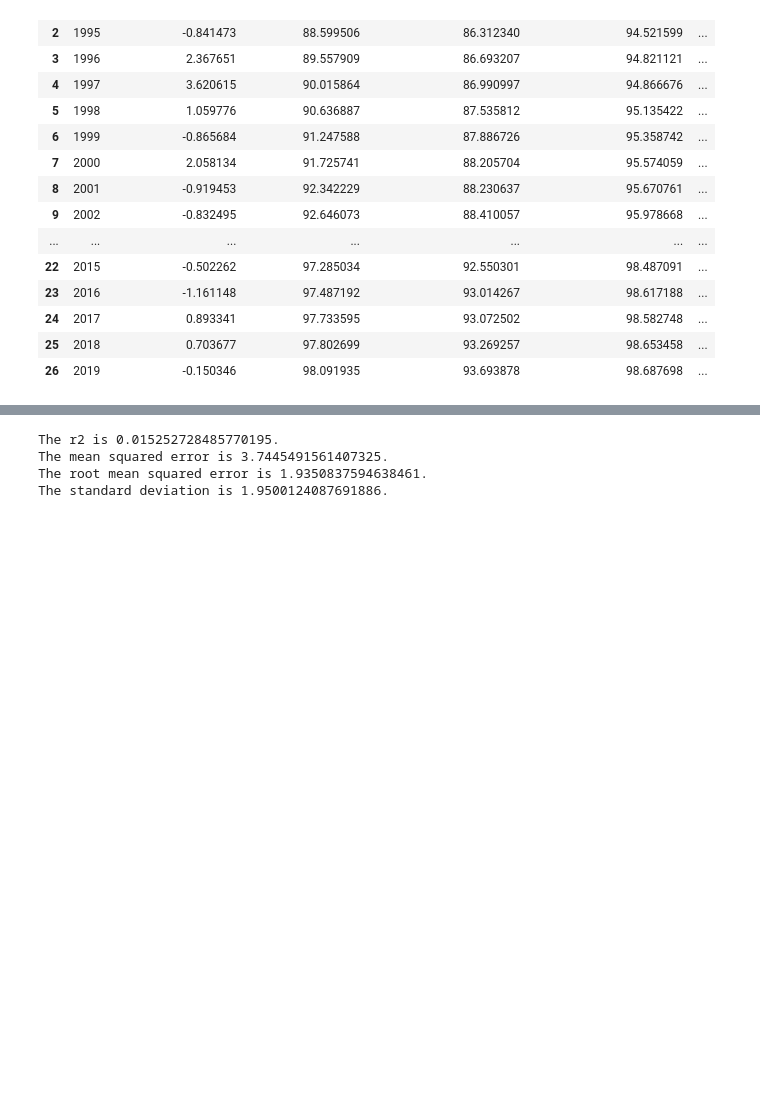
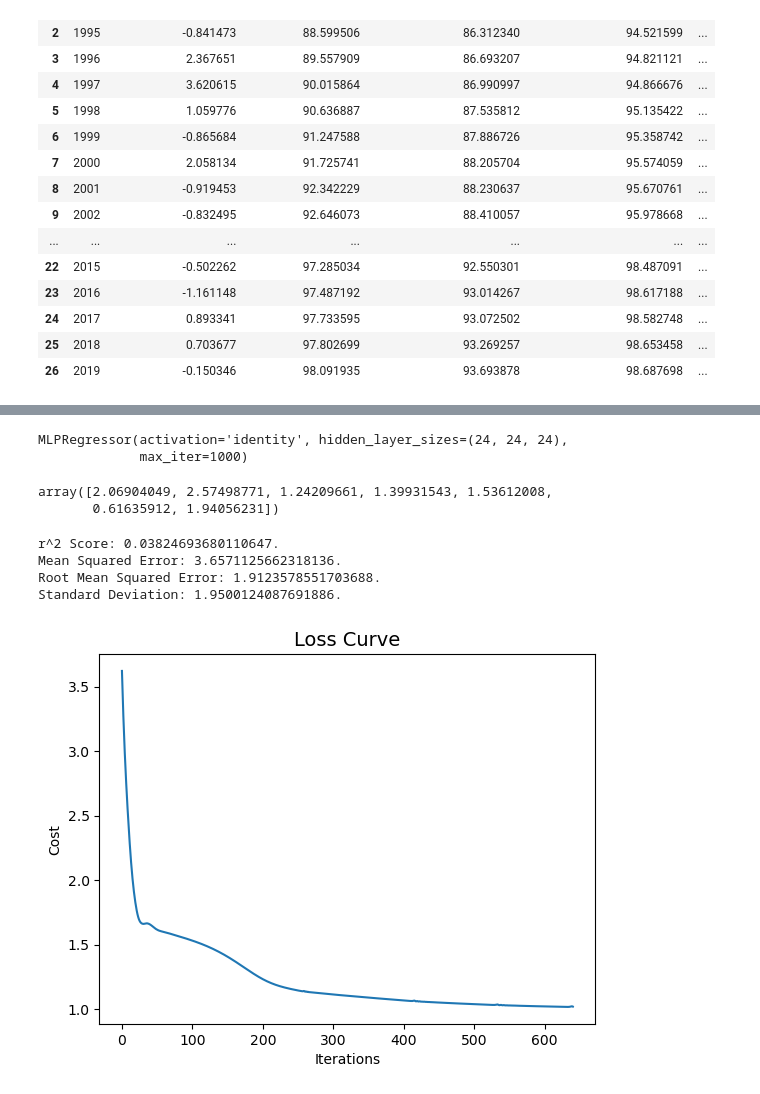
Before and after one commit to SamCFarrell/Determinants-of-GDP, a Jupyter notebook: nn_sam.ipynb, the cells around one changed output, grey strips where cells are left out. Drawn from its saved outputs; the diff is of its cells as text; code cells hidden in the pictures; blank space fills up the shorter version.

```diff
--- a/nn_sam.ipynb
+++ b/nn_sam.ipynb
@@ -162,0 +55,3 @@ array([[1.9544904],
+# %%
+X_train_scaled_df = pd.DataFrame(X_train_scaled, index=X_train.index, columns=X_train.columns)
+X_train_scaled_df[0:1]
@@ -163,5 +67,16 @@ array([[1.9544904],
+# %%
+mlp_r = MLPRegressor(hidden_layer_sizes=(24,24,24), max_iter=1000, activation='identity', solver='adam')
+mlp_r.fit(X_train_scaled_df, y_train)
+# %% [output]
+MLPRegressor(activation='identity', hidden_layer_sizes=(24, 24, 24),
+             max_iter=1000)
+# %%
+y_pred = mlp_r.predict(X_test_scaled_df)
+y_pred
+# %% [output]
+array([2.06904049, 2.57498771, 1.24209661, 1.39931543, 1.53612008,
+       0.61635912, 1.94056231])
 # %%
-# Import
 from sklearn.metrics import mean_squared_error
 from sklearn.metrics import r2_score
 
@@ -169,13 +84,21 @@ r2 = r2_score(y_test, y_pred)
 mse = mean_squared_error(y_test, y_pred)
 rmse = np.sqrt(mse)
 std = np.std(y_test)
+
+print(f"r^2 Score: {r2}.")
+print(f"Mean Squared Error: {mse}.")
+print(f"Root Mean Squared Error: {rmse}.")
+print(f"Standard Deviation: {std}.")
+# %% [output]
+r^2 Score: 0.03824693680110647.
+Mean Squared Error: 3.6571125662318136.
+Root Mean Squared Error: 1.9123578551703688.
+Standard Deviation: 1.9500124087691886.
-# %%
-print(f"The r2 is {r2}.")
-print(f"The mean squared error is {mse}.")
-print(f"The root mean squared error is {rmse}.")
-print(f"The standard deviation is {std}.")
-# %% [output]
-The r2 is 0.015252728485770195.
-The mean squared error is 3.7445491561407325.
-The root mean squared error is 1.9350837594638461.
-The standard deviation is 1.9500124087691886.
+# %%
+plt.plot(mlp_r.loss_curve_)
+plt.title("Loss Curve", fontsize=14)
+plt.xlabel('Iterations')
+plt.ylabel('Cost')
+plt.show()
+# %% [output]
+[figure, added]
```
Also changed, not shown: parts of 22 cells of this notebook, 2 other files.
